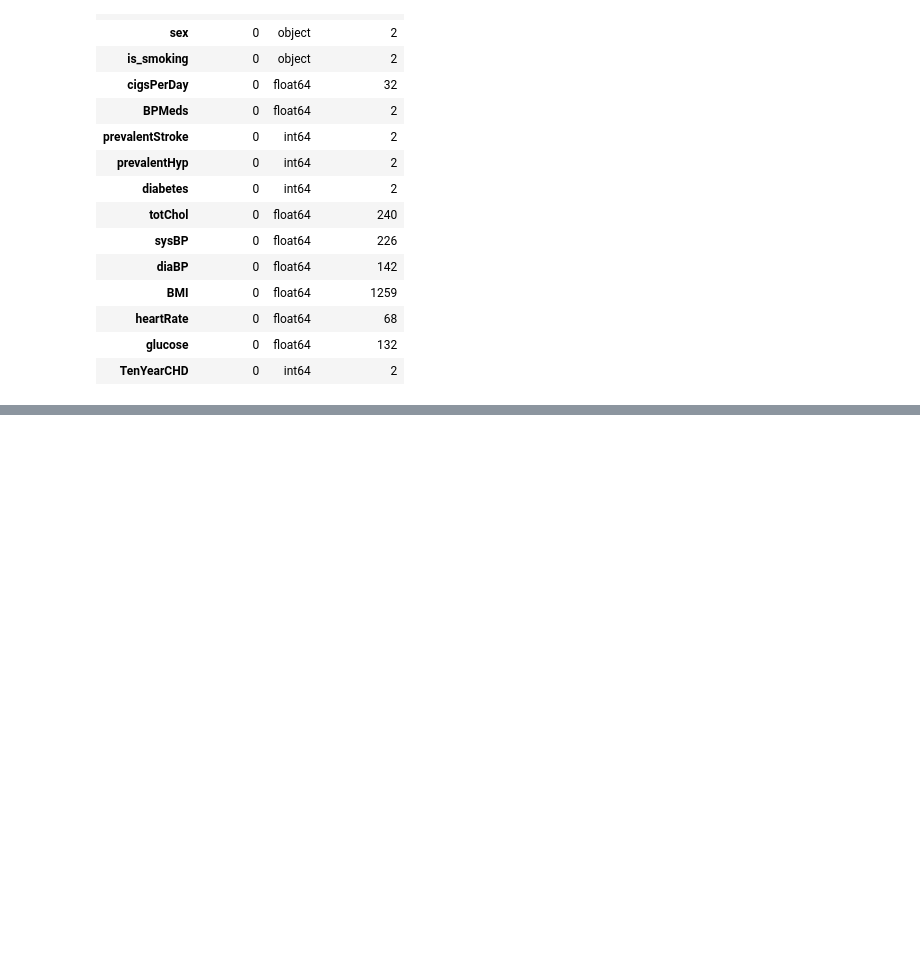
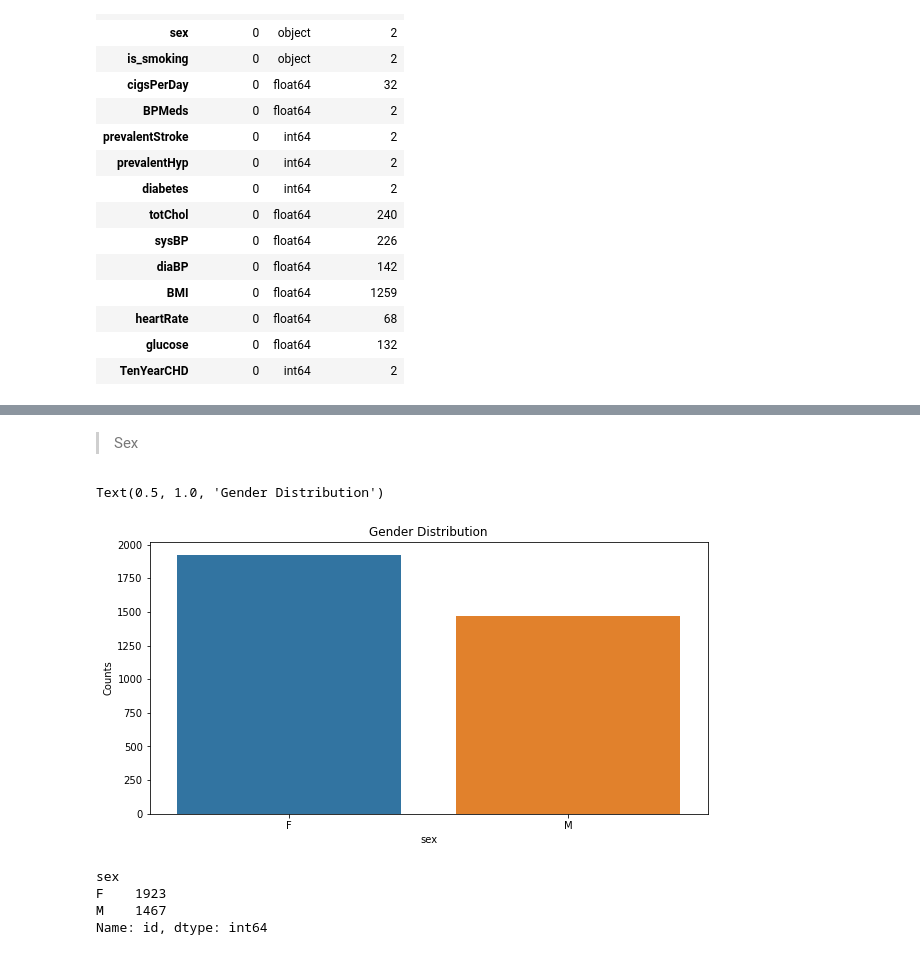
Before and after one commit to mdnawabali/Cadiovascular-Risk-Prediction, a Jupyter notebook: Cardiovascular_Risk_Prediction.ipynb, the cells around one changed output, grey strips where cells are left out. Saved outputs shown, nothing was run; the diff lists cells and outputs as text; code cells hidden in the pictures; blank space fills up the shorter version.

```diff
--- a/Cardiovascular_Risk_Prediction.ipynb
+++ b/Cardiovascular_Risk_Prediction.ipynb
@@ -160,0 +225,23 @@ brief()
+# %% [markdown]
+
+
+> Sex
+# %%
+#plot gender distribution
+fig, ax = plt.subplots(1,1,figsize=(10,5))
+Education_status=pd.DataFrame(cv_df.groupby(['sex'])['id'].count())
+sns.barplot(x=Education_status.index,y=Education_status['id'])
+plt.xlabel('sex')
+plt.ylabel('Counts')
+plt.title('Gender Distribution')
+# %% [output]
+Text(0.5, 1.0, 'Gender Distribution')
+[figure, added]
+# %%
+#count total number of males and females
+cv_df.groupby(['sex'])['id'].count()
+# %% [output]
+sex
+F    1923
+M    1467
+Name: id, dtype: int64
```
Also changed, not shown: parts of 20 cells of this notebook.
